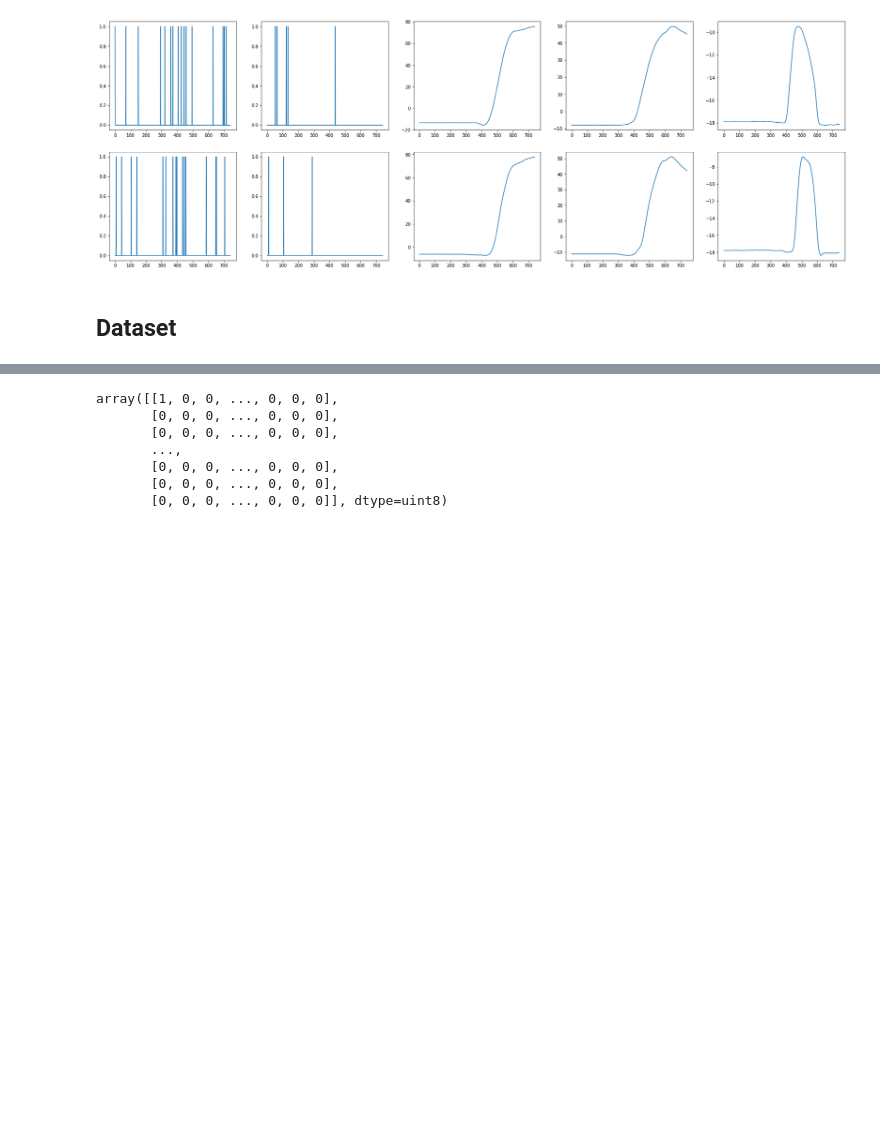
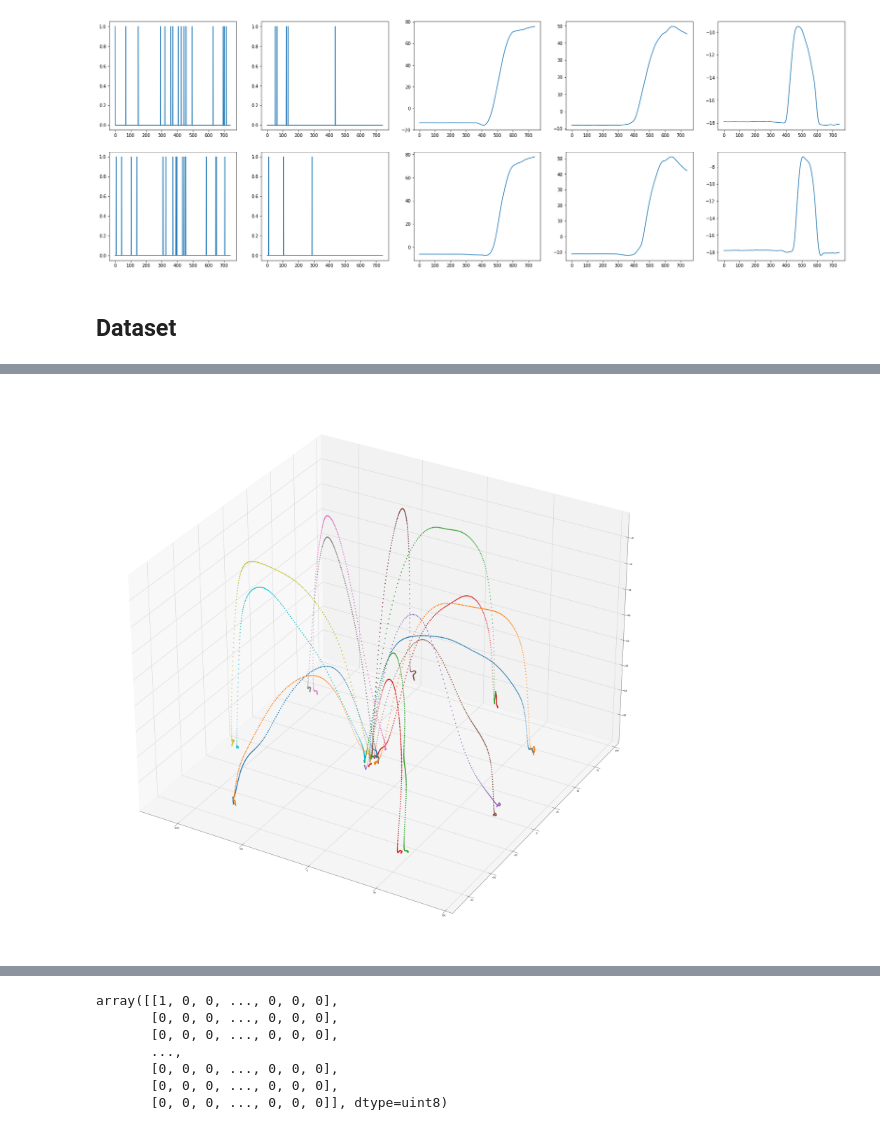
Before and after one commit to Kim-Ju-Hyeon/GSL, a Jupyter notebook: CCN_Final_Project_DataPreprocessing.ipynb, the cells around one changed output, grey strips where cells are left out. Cells and saved outputs as stored; diff of their text form; code cells hidden in the pictures; blank space fills up the shorter version.

```diff
--- a/CCN_Final_Project_DataPreprocessing.ipynb
+++ b/CCN_Final_Project_DataPreprocessing.ipynb
@@ -103,2 +121,14 @@ dataset = pickle.load(open('./data/CCN/monkey_spike.pickle', 'rb'))
+# %%
+fig, ax = plt.subplots(figsize=(50,50), subplot_kw={"projection": "3d"})
+
+for angle in range(8):
+    for trial in range(2):
+        x = dataset[angle,trial,-3,:]
+        y = dataset[angle,trial,-2,:]
+        z = dataset[angle,trial,-1,:]
+
+        ax.scatter(x, y, z)
+# %% [output]
+[figure, added]
 # %%
 dataset.shape
```
Also changed, not shown: parts of 6 cells of this notebook, 2 other files.
